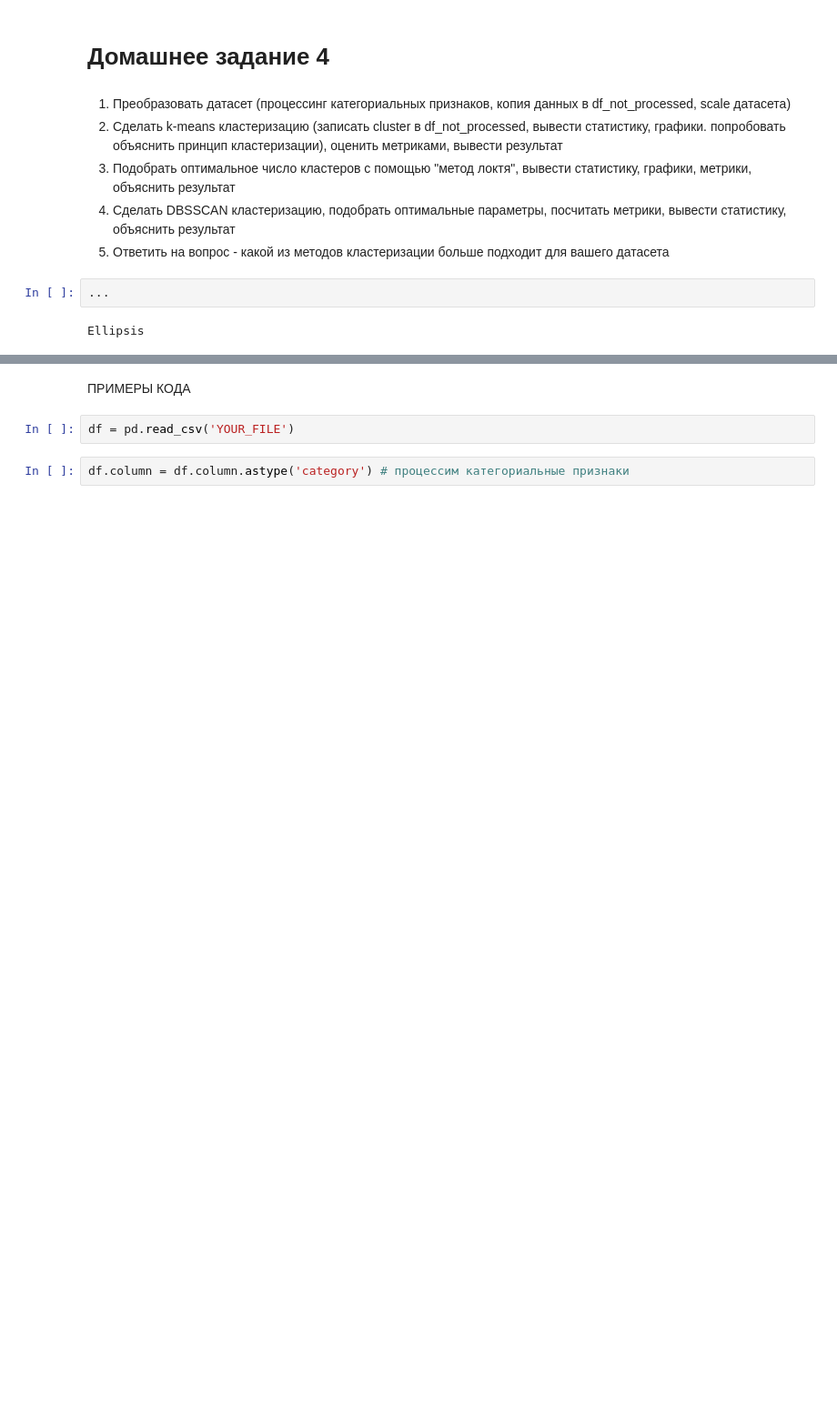
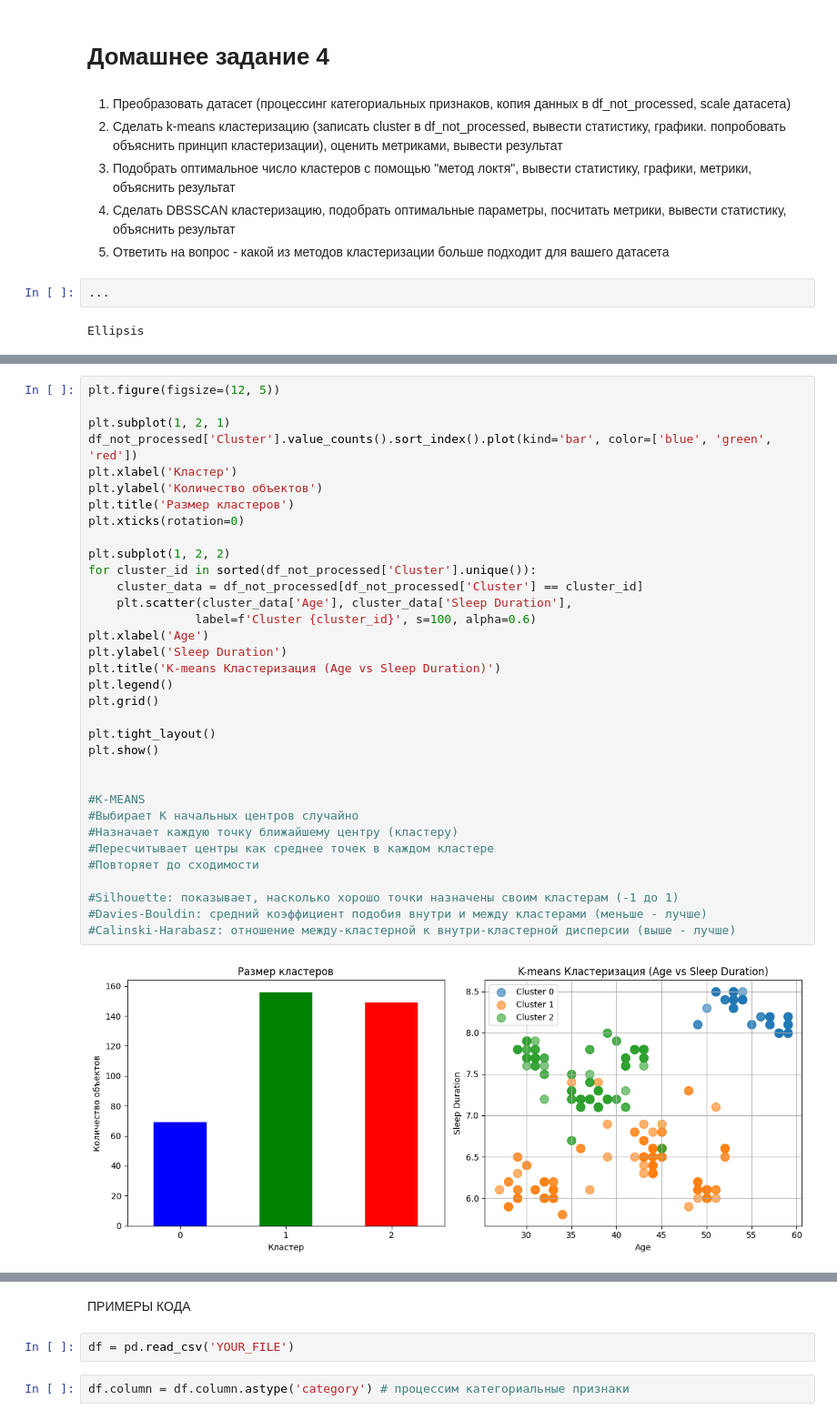
Before and after one commit to Lococo231/MO_Tasks, a Jupyter notebook: Домашнее_задание_4.ipynb, the cells around one changed output, grey strips where cells are left out. Shown: that part at 91% size. Saved outputs shown, nothing was run; the diff lists cells and outputs as text; blank space fills up the shorter version.

```diff
--- a/Домашнее_задание_4.ipynb
+++ b/Домашнее_задание_4.ipynb
@@ -82,0 +193,36 @@ print(df.head())
+# %%
+plt.figure(figsize=(12, 5))
+
+plt.subplot(1, 2, 1)
+df_not_processed['Cluster'].value_counts().sort_index().plot(kind='bar', color=['blue', 'green', 'red'])
+plt.xlabel('Кластер')
+plt.ylabel('Количество объектов')
+plt.title('Размер кластеров')
+plt.xticks(rotation=0)
+
+plt.subplot(1, 2, 2)
+for cluster_id in sorted(df_not_processed['Cluster'].unique()):
+    cluster_data = df_not_processed[df_not_processed['Cluster'] == cluster_id]
+    plt.scatter(cluster_data['Age'], cluster_data['Sleep Duration'],
+               label=f'Cluster {cluster_id}', s=100, alpha=0.6)
+plt.xlabel('Age')
+plt.ylabel('Sleep Duration')
+plt.title('K-means Кластеризация (Age vs Sleep Duration)')
+plt.legend()
+plt.grid()
+
+plt.tight_layout()
+plt.show()
+
+
+#K-MEANS
+#Выбирает K начальных центров случайно
+#Назначает каждую точку ближайшему центру (кластеру)
+#Пересчитывает центры как среднее точек в каждом кластере
+#Повторяет до сходимости
+
+#Silhouette: показывает, насколько хорошо точки назначены своим кластерам (-1 до 1)
+#Davies-Bouldin: средний коэффициент подобия внутри и между кластерами (меньше - лучше)
+#Calinski-Harabasz: отношение между-кластерной к внутри-кластерной дисперсии (выше - лучше)
+# %% [output]
+[figure, added]
```
Also changed, not shown: parts of 9 cells of this notebook.
